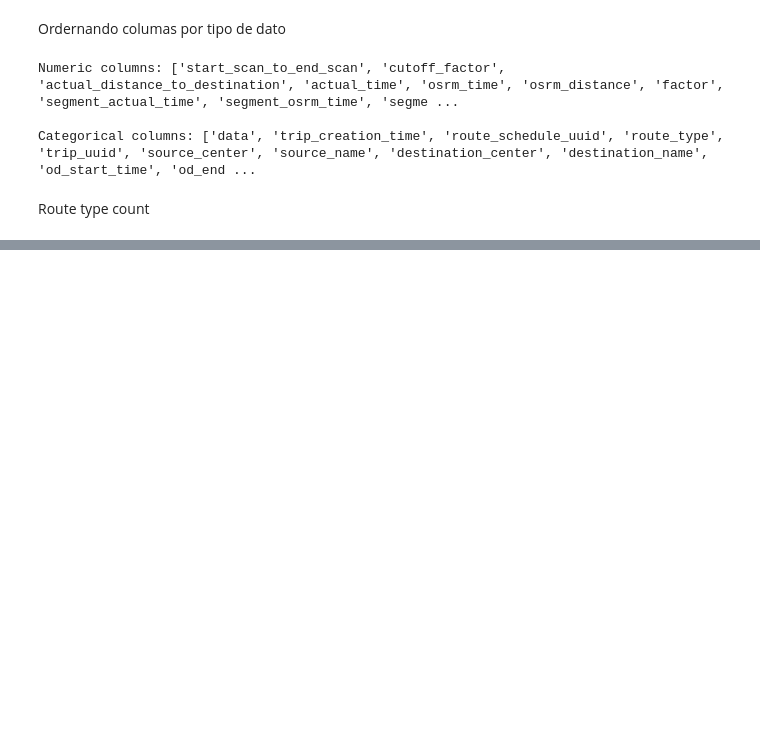
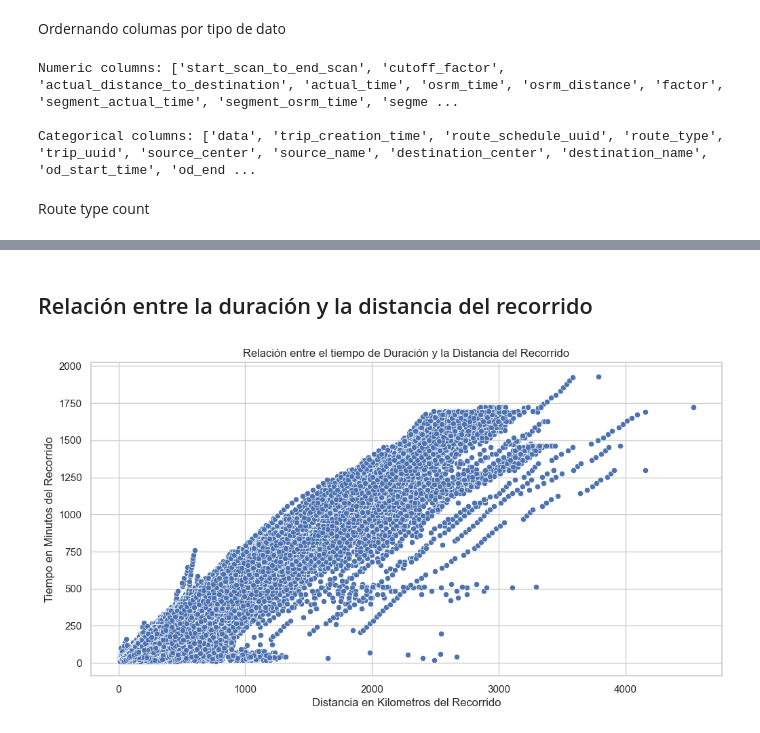
Before and after one commit to luroel/Deep-Dive-Delhivery, a Jupyter notebook: main.ipynb, the cells around one changed output, grey strips where cells are left out. Saved outputs shown, nothing was run; the diff lists cells and outputs as text; code cells hidden in the pictures; blank space fills up the shorter version.

```diff
--- a/main.ipynb
+++ b/main.ipynb
@@ -156,0 +158,12 @@ Text(0, 0.5, 'Frecuencia')
+# %% [markdown]
+## Relación entre la duración y la distancia del recorrido
+# %%
+# Plot relationship duration and distance trip
+plt.figure(figsize=(12,6))
+sns.scatterplot(x='actual_time', y='actual_distance_to_destination', data=df)
+plt.title('Relación entre el tiempo de Duración y la Distancia del Recorrido')
+plt.ylabel('Tiempo en Minutos del Recorrido')
+plt.xlabel('Distancia en Kilometros del Recorrido')
+plt.show()
+# %% [output]
+[figure, added]
```
Also changed, not shown: parts of 3 cells of this notebook.
